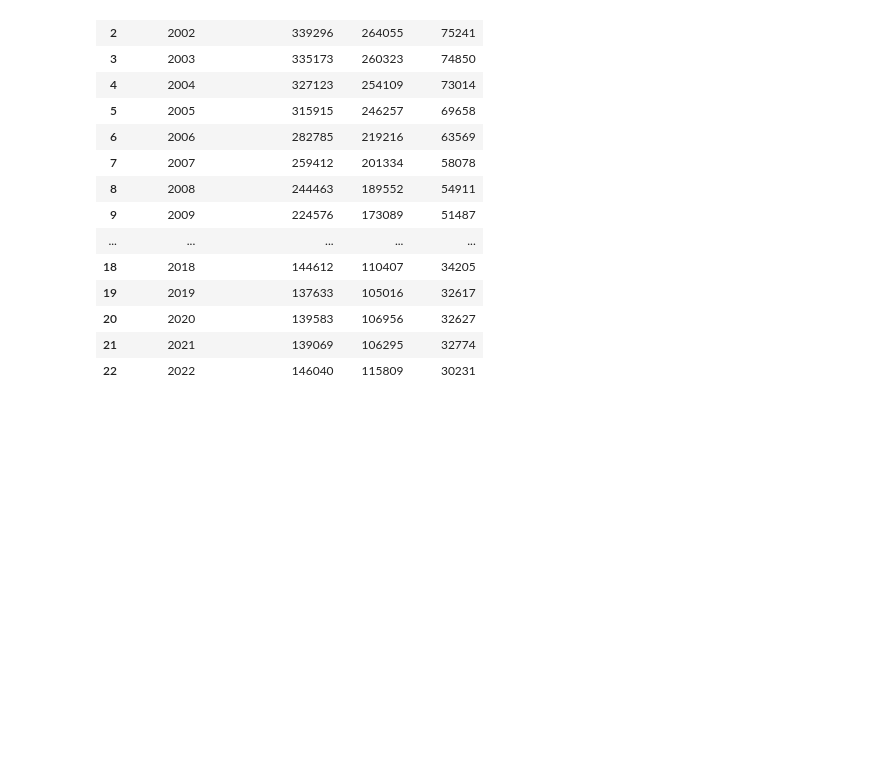
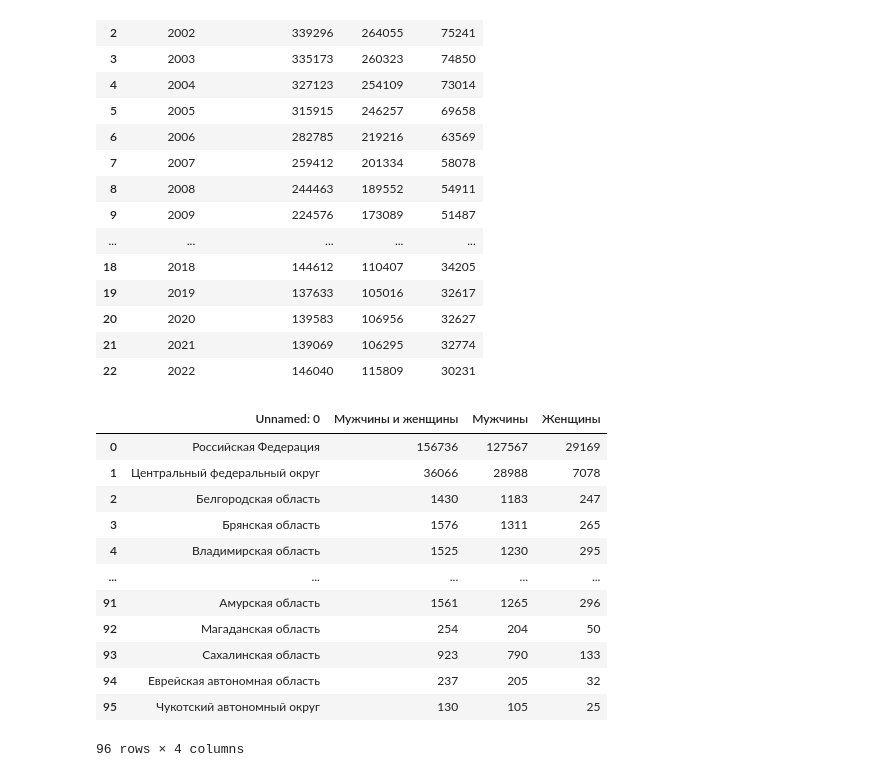
Before and after one commit to dkobak/excess-mortality-war, a Jupyter notebook: arxiv2023/external-by-gender.ipynb, the cells around one changed output. Drawn from its saved outputs; the diff is of its cells as text; code cells hidden in the pictures; blank space fills up the shorter version.

```diff
--- a/arxiv2023/external-by-gender.ipynb
+++ b/arxiv2023/external-by-gender.ipynb
@@ -33,6 +33,24 @@ df_external
 | 20 | 2020 | 139583 | 106956 | 32627 |
 | 21 | 2021 | 139069 | 106295 | 32774 |
 | 22 | 2022 | 146040 | 115809 | 30231 |
+# %%
+df_external_2023 = pd.read_excel('../external-deaths-by-gender-year/external-deaths-2023.xlsx', skiprows=1)
+
+df_external_2023
+# %% [output]
+|  | Unnamed: 0 | Мужчины и женщины | Мужчины | Женщины |
+| 0 | Российская Федерация | 156736 | 127567 | 29169 |
+| 1 | Центральный федеральный округ | 36066 | 28988 | 7078 |
+| 2 | Белгородская область | 1430 | 1183 | 247 |
+| 3 | Брянская область | 1576 | 1311 | 265 |
+| 4 | Владимирская область | 1525 | 1230 | 295 |
+| ... | ... | ... | ... | ... |
+| 91 | Амурская область | 1561 | 1265 | 296 |
+| 92 | Магаданская область | 254 | 204 | 50 |
+| 93 | Сахалинская область | 923 | 790 | 133 |
+| 94 | Еврейская автономная область | 237 | 205 | 32 |
+| 95 | Чукотский автономный округ | 130 | 105 | 25 |
+96 rows × 4 columns
 # %%
 male = df_external.values[:,2]
 female = df_external.values[:,3]
```
Also changed, not shown: parts of 3 cells of this notebook, 4 other files.
